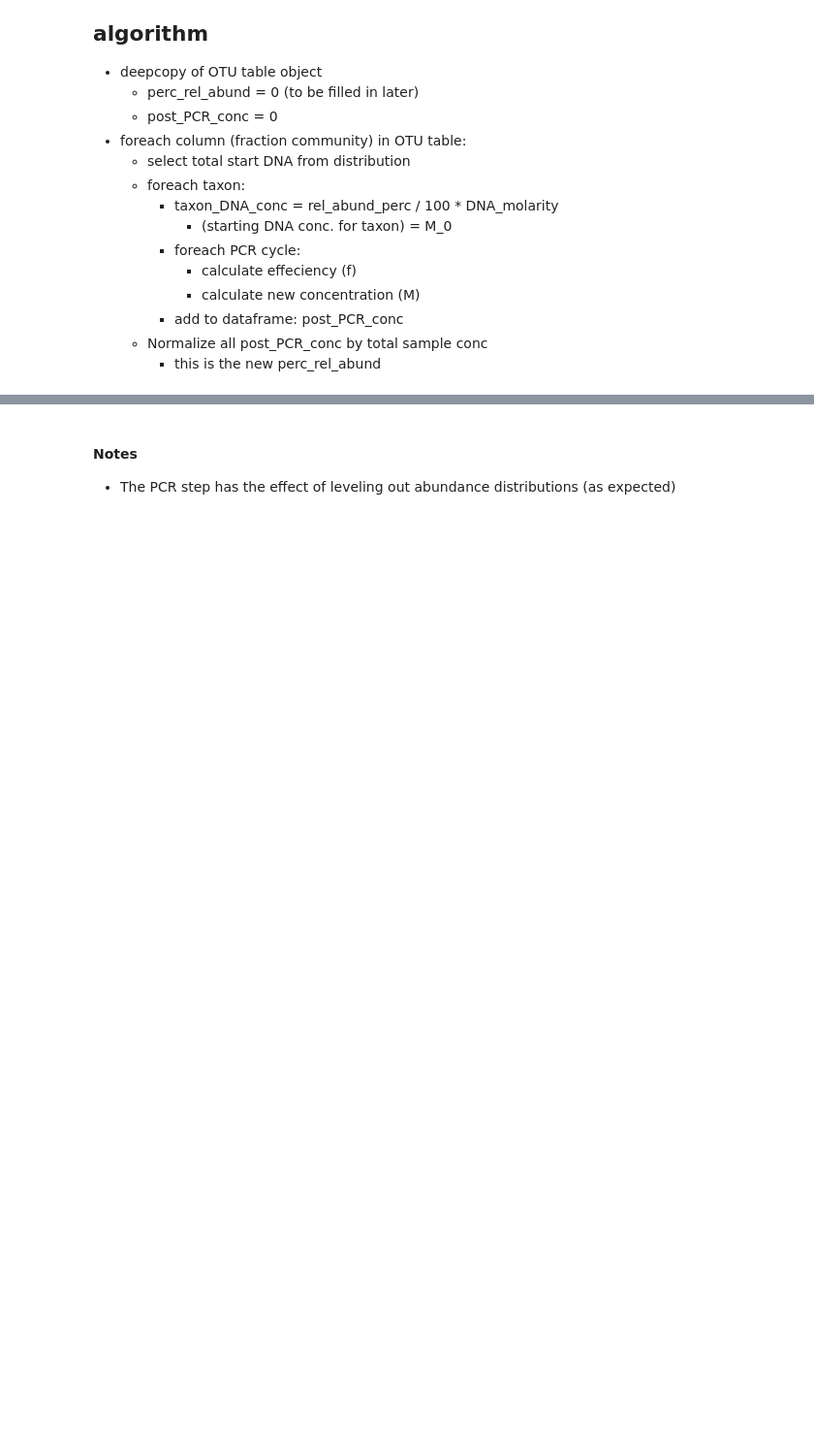
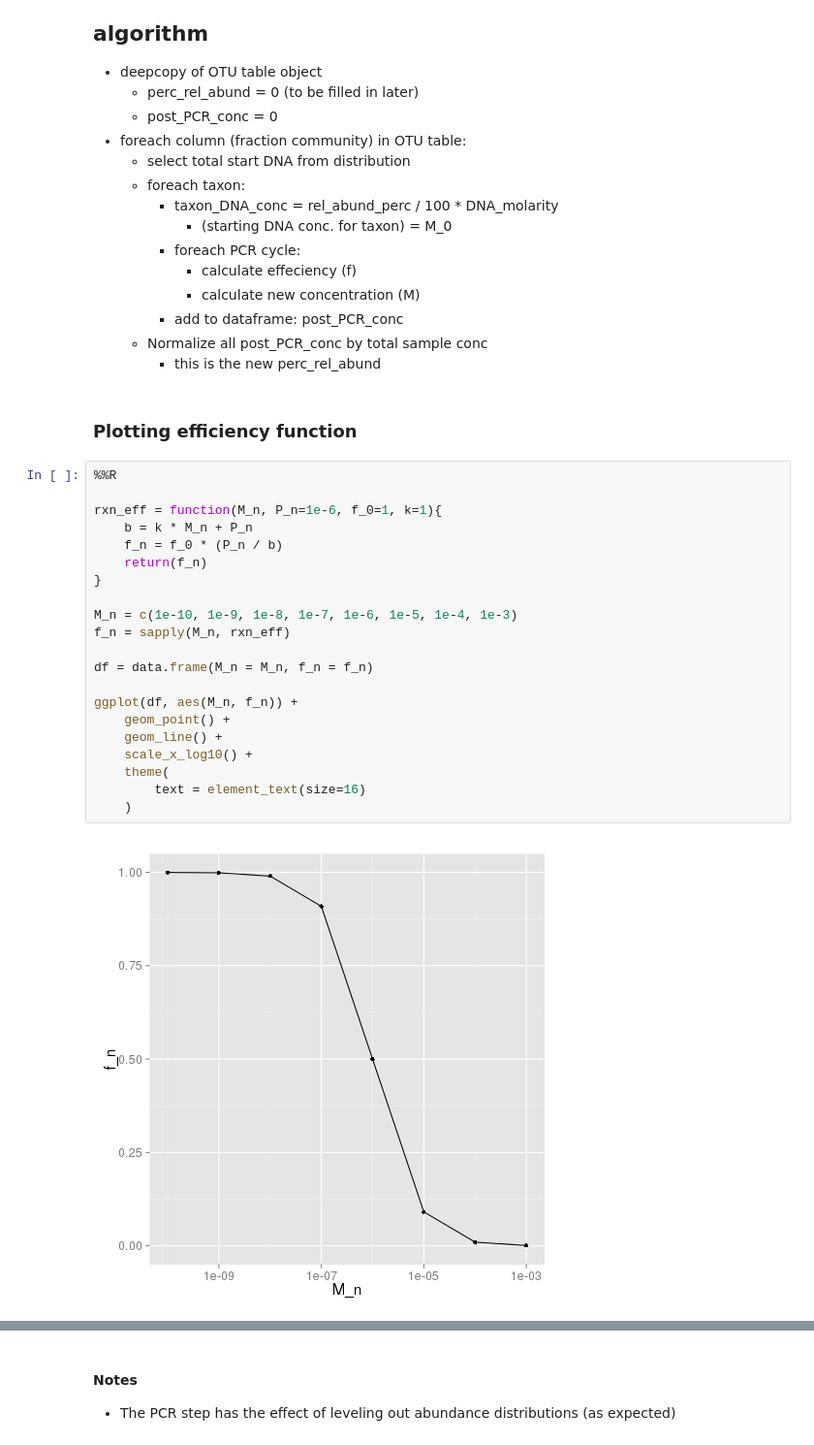
Before and after one commit to nick-youngblut/SIPSim, a Jupyter notebook: ipynb/sandbox/PCR_sim.ipynb, the cells around one changed output, grey strips where cells are left out. Shown at 97% size. Saved outputs shown, nothing was run; the diff lists cells and outputs as text; blank space fills up the shorter version.

```diff
--- a/ipynb/sandbox/PCR_sim.ipynb
+++ b/ipynb/sandbox/PCR_sim.ipynb
@@ -238,3 +238,28 @@ ggplot(tbl.otu, aes(BD_mid, rel_abund, fill=taxon)) +
     * add to dataframe: post_PCR_conc
   * Normalize all post_PCR_conc by total sample conc
     * this is the new perc_rel_abund
+# %% [markdown]
+### Plotting efficiency function
+# %%
+%%R
+
+rxn_eff = function(M_n, P_n=1e-6, f_0=1, k=1){
+    b = k * M_n + P_n
+    f_n = f_0 * (P_n / b)
+    return(f_n)
+}
+
+M_n = c(1e-10, 1e-9, 1e-8, 1e-7, 1e-6, 1e-5, 1e-4, 1e-3)
+f_n = sapply(M_n, rxn_eff)
+
+df = data.frame(M_n = M_n, f_n = f_n)
+
+ggplot(df, aes(M_n, f_n)) +
+    geom_point() +
+    geom_line() +
+    scale_x_log10() +
+    theme(
+        text = element_text(size=16)
+    )
+# %% [output]
+[figure, added]
```
Also changed, not shown: parts of 11 cells of this notebook, 4 other files.
